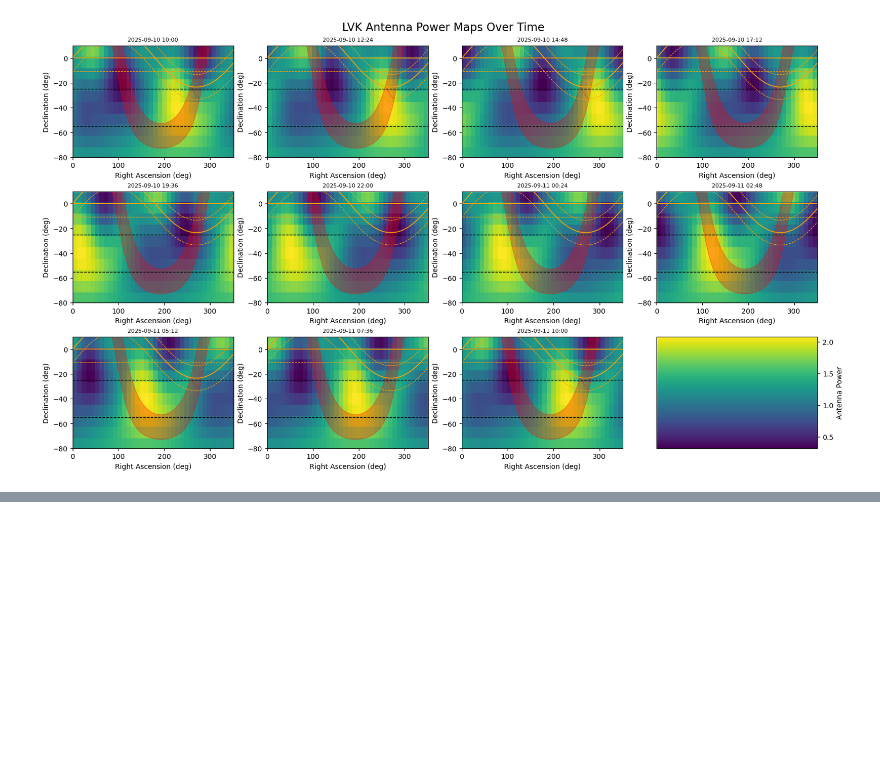
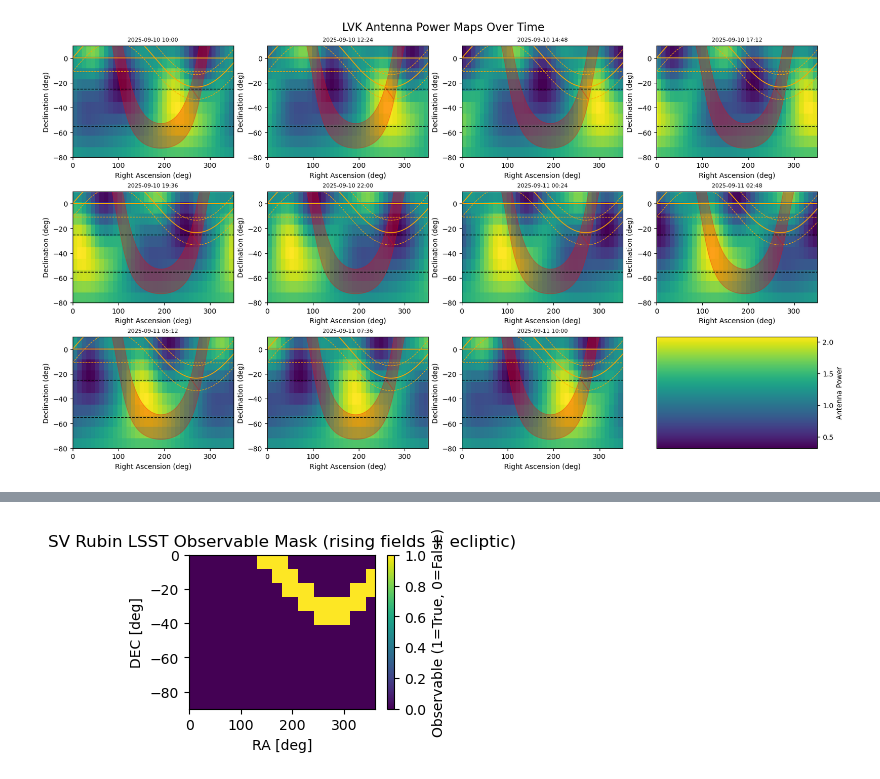
Before and after one commit to anaismoller/GW_KN, a Jupyter notebook: LIGO_sky_sensitivity.ipynb, the cells around one changed output, grey strips where cells are left out. Drawn from its saved outputs; the diff is of its cells as text; code cells hidden in the pictures; blank space fills up the shorter version.

Commit message:
Power ratios + combined strategy

```diff
--- a/LIGO_sky_sensitivity.ipynb
+++ b/LIGO_sky_sensitivity.ipynb
@@ -520,0 +634,82 @@ In summary, the Rubin LSST Science Verification plan 1 wont gather templates for
+# %%
+# Compute the integrated power over the night of 11th September 2025 and 18th November 2025 for SV proposed fields (ecliptic)
+
+print("SV proposed fields")
+
+# observation dates
+nights = {
+    "2025-09-11": ("2025-09-11 10:00:00", "2025-09-12 11:00:02"),
+    "2025-11-18": ("2025-11-18 10:00:00", "2025-11-19 11:00:02")
+}
+# ra,dec grid
+ras = np.arange(0, 360, 10)       # 36 values
+decs = np.arange(-90, 20, 10)     # 11 values
+
+# Create Rubin LSST visibility mask once
+RA_grid, DEC_grid = np.meshgrid(ras, decs)
+RA_flat = RA_grid.flatten()
+DEC_flat = DEC_grid.flatten()
+coords = SkyCoord(ra=RA_flat * u.deg, dec=DEC_flat * u.deg, frame='icrs')
+gal_b = coords.galactic.b.deg
+
+
+# ecliptic
+ecliptic = coords.barycentrictrueecliptic
+ecl_lat = ecliptic.lat.deg
+
+
+mask_flat = (
+    (np.abs(ecl_lat) < 10) &
+    (RA_flat > 100) # mantaining rising fields
+)
+mask = mask_flat.reshape(DEC_grid.shape)  # shape: (11, 36)
+
+# visualize the mask
+plt.figure(figsize=(3, 2))
+plt.imshow(mask, origin='lower', extent=[0, 360, -90, 0], aspect='auto')
+plt.xlabel("RA [deg]")
+plt.ylabel("DEC [deg]")
+plt.title("SV Rubin LSST Observable Mask (rising fields + ecliptic)")
+plt.colorbar(label="Observable (1=True, 0=False)")
+plt.show()
+
+# Sub-night time spacing
+deltasubnight = TimeDelta(0.1 * 24 * 3600* u.s)  # 2.4 hours
+
+# Store results
+
+night_totals = {}
+both_nigths_times = []
+both_nights_antenna_power_integrated = []
+total_power_SVv1 = {}
+for night_label, (start_time_str, end_time_str) in nights.items():
+    # Time setup
+    t0 = Time(start_time_str, format='iso', scale='utc')
+    t1 = Time(end_time_str, format='iso', scale='utc')
+    times = []
+    t = t0
+    while t <= t1:
+        times.append(t)
+        t += deltasubnight
+    times = Time(times)
+    both_nigths_times.append(times)
+    times_gps_array = times.gps
+
+    # Compute antenna power
+    antenna_power_grid = calculate_antenna_response(ras, decs, times_gps_array)
+
+    # Apply Rubin LSST visibility mask
+    masked_antenna_power = antenna_power_grid * mask[:, :, np.newaxis]
+
+    # Integrate over RA, Dec
+    antenna_power_integrated = np.sum(masked_antenna_power, axis=(0, 1))
+    both_nights_antenna_power_integrated.append(antenna_power_integrated)
+
+    # Total power over time
+    delta_t_sec = deltasubnight.to(u.s).value
+    total_power_SVv1[night_label] = np.sum(antenna_power_integrated) * delta_t_sec
+
+    night_totals[night_label] = total_power_SVv1[night_label]
+
+    print(f"{night_label}: total antenna power = {total_power_SVv1[night_label]:.2e}")
+# %% [output]
@@ -520,0 +717 @@ In summary, the Rubin LSST Science Verification plan 1 wont gather templates for
+[figure, added]
```
Also changed, not shown: parts of 20 cells of this notebook.
